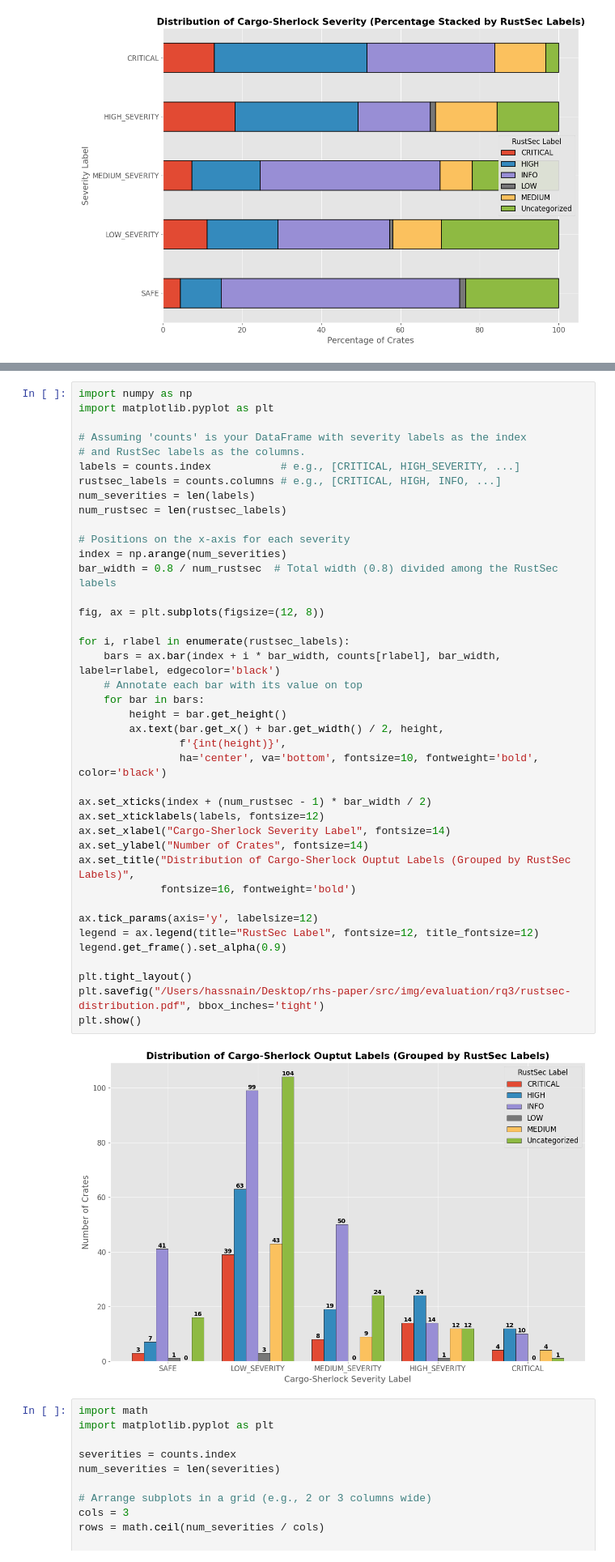
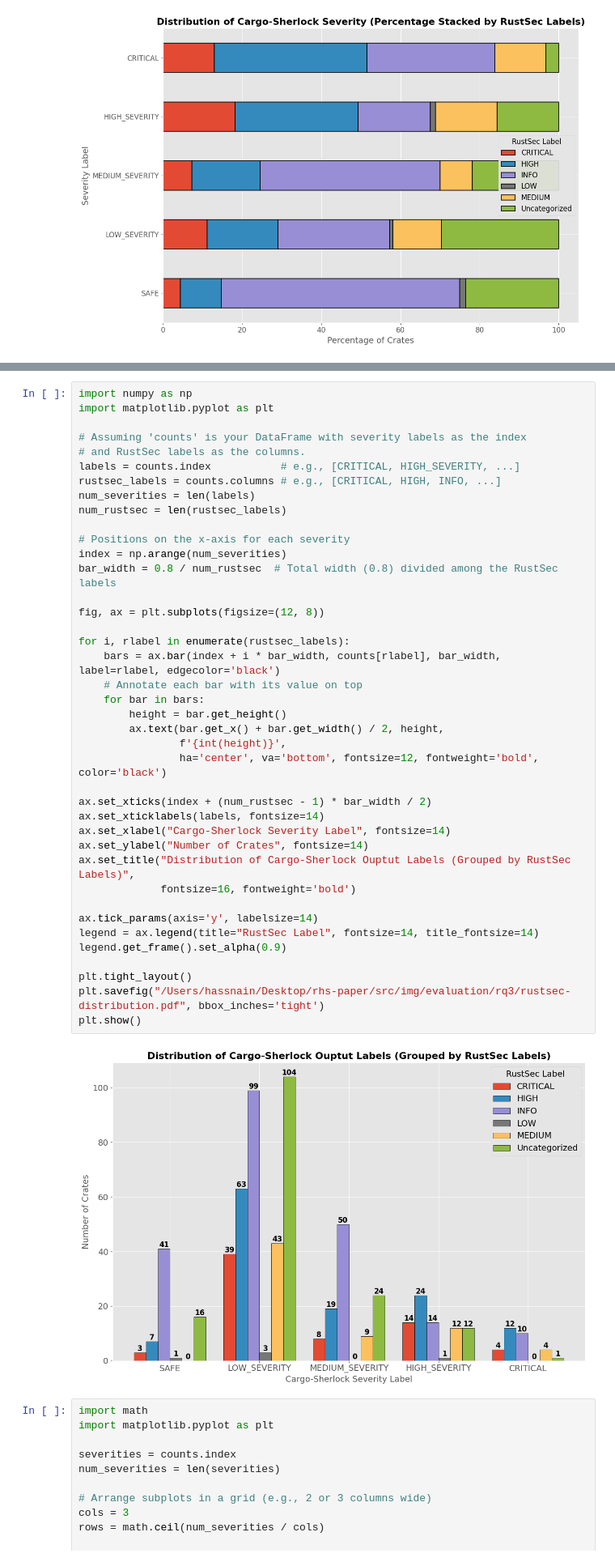
Before and after one commit to DavisPL/cargo-sherlock, a Jupyter notebook: analysis_rq3.ipynb, the cells around one changed output, grey strips where cells are left out. Shown at 81% size. Saved outputs shown, nothing was run; the diff lists cells and outputs as text.

```diff
--- a/analysis_rq3.ipynb
+++ b/analysis_rq3.ipynb
@@ -629,38 +629,38 @@ labels = counts.index           # e.g., [CRITICAL, HIGH_SEVERITY, ...]
 rustsec_labels = counts.columns # e.g., [CRITICAL, HIGH, INFO, ...]
 num_severities = len(labels)
 num_rustsec = len(rustsec_labels)
 
 # Positions on the x-axis for each severity
 index = np.arange(num_severities)
 bar_width = 0.8 / num_rustsec  # Total width (0.8) divided among the RustSec labels
 
 fig, ax = plt.subplots(figsize=(12, 8))
 
 for i, rlabel in enumerate(rustsec_labels):
     bars = ax.bar(index + i * bar_width, counts[rlabel], bar_width, label=rlabel, edgecolor='black')
     # Annotate each bar with its value on top
     for bar in bars:
         height = bar.get_height()
         ax.text(bar.get_x() + bar.get_width() / 2, height,
                 f'{int(height)}',
-                ha='center', va='bottom', fontsize=10, fontweight='bold', color='black')
+                ha='center', va='bottom', fontsize=12, fontweight='bold', color='black')
 
 ax.set_xticks(index + (num_rustsec - 1) * bar_width / 2)
-ax.set_xticklabels(labels, fontsize=12)
+ax.set_xticklabels(labels, fontsize=14)
 ax.set_xlabel("Cargo-Sherlock Severity Label", fontsize=14)
 ax.set_ylabel("Number of Crates", fontsize=14)
 ax.set_title("Distribution of Cargo-Sherlock Ouptut Labels (Grouped by RustSec Labels)",
              fontsize=16, fontweight='bold')
 
-ax.tick_params(axis='y', labelsize=12)
-legend = ax.legend(title="RustSec Label", fontsize=12, title_fontsize=12)
+ax.tick_params(axis='y', labelsize=14)
+legend = ax.legend(title="RustSec Label", fontsize=14, title_fontsize=14)
 legend.get_frame().set_alpha(0.9)
 
 plt.tight_layout()
 plt.savefig("/Users/hassnain/Desktop/rhs-paper/src/img/evaluation/rq3/rustsec-distribution.pdf", bbox_inches='tight')
 plt.show()
 # %% [output]
-[figure, old version]
+[figure, new version]
 # %%
 import math
 import matplotlib.pyplot as plt
```
Also changed, not shown: parts of 1 cell of this notebook, 11 other files.
